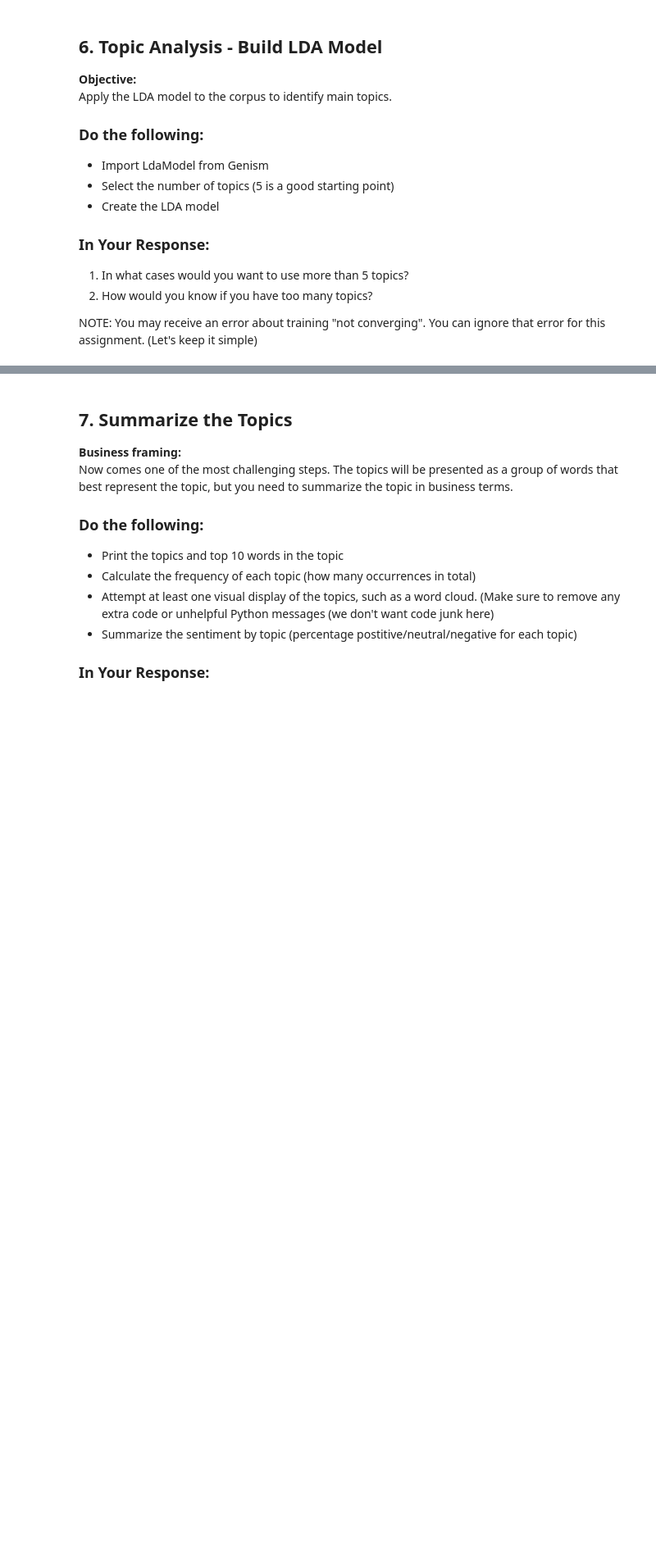
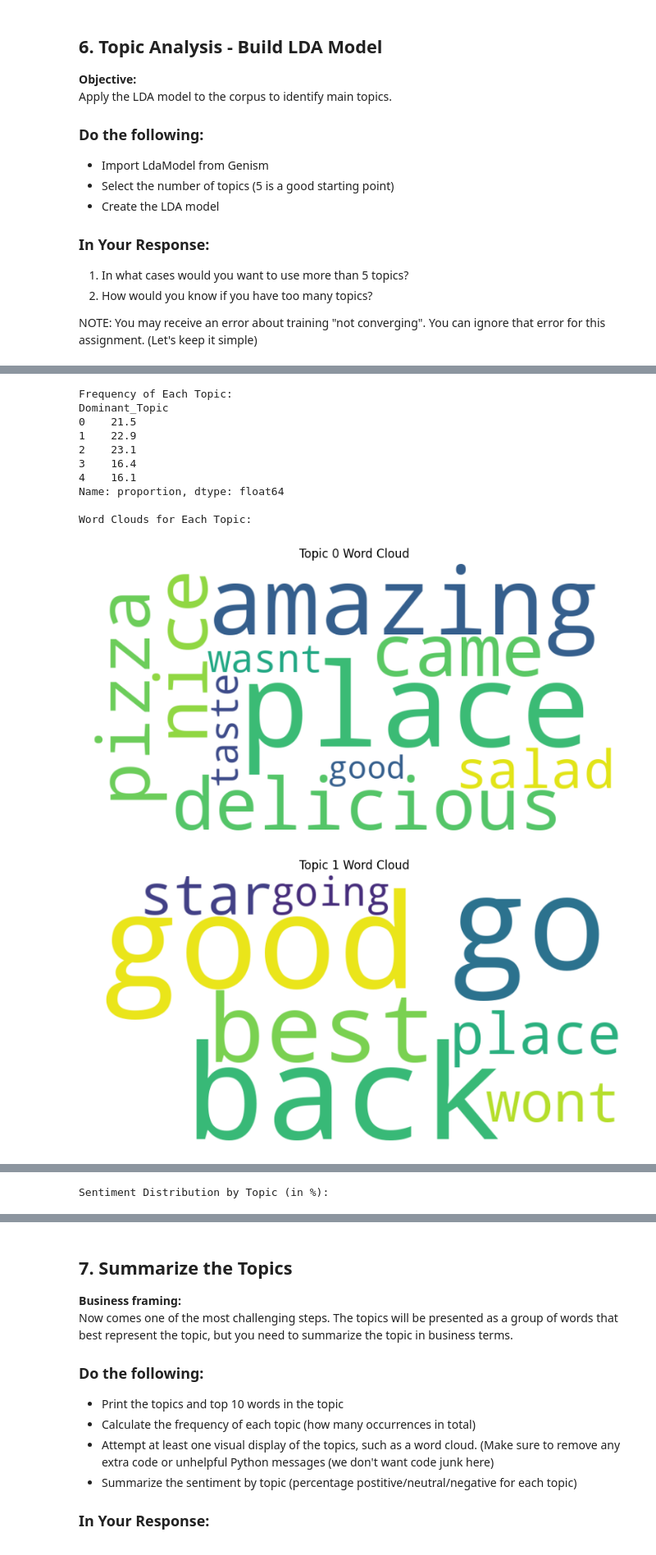
Before and after one commit to thornton330j/IS-4487, a Jupyter notebook: Assignments/assignment_13_ThorntonJackson.ipynb, the cells around one changed output, grey strips where cells are left out. Shown at 82% size. Drawn from its saved outputs; the diff is of its cells as text; code cells hidden in the pictures; blank space fills up the shorter version.

```diff
--- a/Assignments/assignment_13_ThorntonJackson.ipynb
+++ b/Assignments/assignment_13_ThorntonJackson.ipynb
@@ -161,0 +385,67 @@ NOTE: You may receive an error about training "not converging".  You can ignore
+# %%
+# Print the topics and top 10 words
+print("LDA Model Topics:")
+for idx, topic in lda_model.print_topics(-1):
+    print(f"Topic {idx}: {topic}")
+
+# Assign dominant topic to each review
+def get_dominant_topic(ldamodel, corpus, texts):
+    # Init output
+    sent_topics_df = pd.DataFrame()
+
+    # Get main topic in each document
+    for i, corp in enumerate(corpus):
+        topic_percs = ldamodel[corp]
+        if not topic_percs:
+            # Handle empty topic_percs for empty documents
+            sent_topics_df = pd.concat([sent_topics_df, pd.DataFrame([{'Dominant_Topic': None, 'Perc_Contribution': None, 'Topic_Keywords': None, 'Text': texts[i]}])], ignore_index=True)
+            continue
+
+        dominant_topic = sorted(topic_percs, key=lambda x: x[1], reverse=True)[0][0]
+        perc_contribution = sorted(topic_percs, key=lambda x: x[1], reverse=True)[0][1]
+        topic_keywords = ldamodel.show_topic(dominant_topic)
+        topic_keywords_str = ", ".join([word for word, prop in topic_keywords])
+        sent_topics_df = pd.concat([sent_topics_df, pd.DataFrame([{'Dominant_Topic': int(dominant_topic), 'Perc_Contribution': round(perc_contribution, 4), 'Topic_Keywords': topic_keywords_str, 'Text': texts[i]}])], ignore_index=True)
+
+    return sent_topics_df
+
+df_topic_sents_keywords = get_dominant_topic(lda_model, corpus, df['Review_Cleaned'].tolist())
+
+# Add the original 'Sentiment' and 'Liked' columns to this new dataframe
+df_topic_sents_keywords['Original_Review'] = df['Review'].tolist()
+df_topic_sents_keywords['Sentiment'] = df['Sentiment'].tolist()
+df_topic_sents_keywords['Liked'] = df['Liked'].tolist()
+
+
+# Display the first few rows of the dominant topic dataframe
+print("\nDominant Topic for each Review (first 5 rows):")
+display(df_topic_sents_keywords.head())
+
+# Calculate topic frequencies
+topic_counts = df_topic_sents_keywords['Dominant_Topic'].value_counts(normalize=True).sort_index() * 100
+print("\nFrequency of Each Topic:")
+print(topic_counts)
+
+# --- Visual Display: Word Cloud for each Topic ---
+from wordcloud import WordCloud
+import matplotlib.pyplot as plt
+
+def create_wordcloud(topic_words, topic_id):
+    wordcloud = WordCloud(width=800, height=400, background_color='white').generate(topic_words)
+    plt.figure(figsize=(10, 5))
+    plt.imshow(wordcloud, interpolation='bilinear')
+    plt.title(f'Topic {topic_id} Word Cloud')
+    plt.axis('off')
+    plt.show()
+
+print("\nWord Clouds for Each Topic:")
+for i, topic_words in lda_model.show_topics(formatted=False):
+    words = ' '.join([word for word, prop in topic_words])
+    create_wordcloud(words, i)
+
+# Summarize sentiment by topic
+sentiment_by_topic = df_topic_sents_keywords.groupby('Dominant_Topic')['Sentiment'].value_counts(normalize=True).unstack().fillna(0) * 100
+
+print("\nSentiment Distribution by Topic (in %):")
+display(sentiment_by_topic)
+# %% [output]
@@ -161,0 +466,12 @@ NOTE: You may receive an error about training "not converging".  You can ignore
+Frequency of Each Topic:
+Dominant_Topic
+0    21.5
+1    22.9
+2    23.1
+3    16.4
+4    16.1
+Name: proportion, dtype: float64
+
+Word Clouds for Each Topic:
+[figure, added]
+[figure, added]
@@ -161,0 +481 @@ NOTE: You may receive an error about training "not converging".  You can ignore
+Sentiment Distribution by Topic (in %):
```
Also changed, not shown: parts of 29 cells of this notebook.
